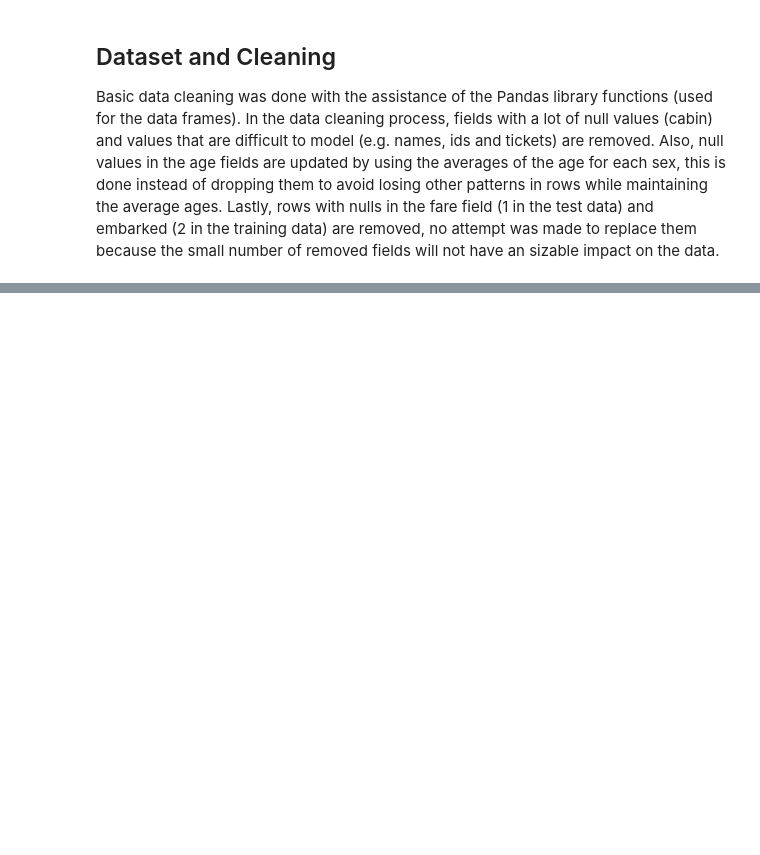
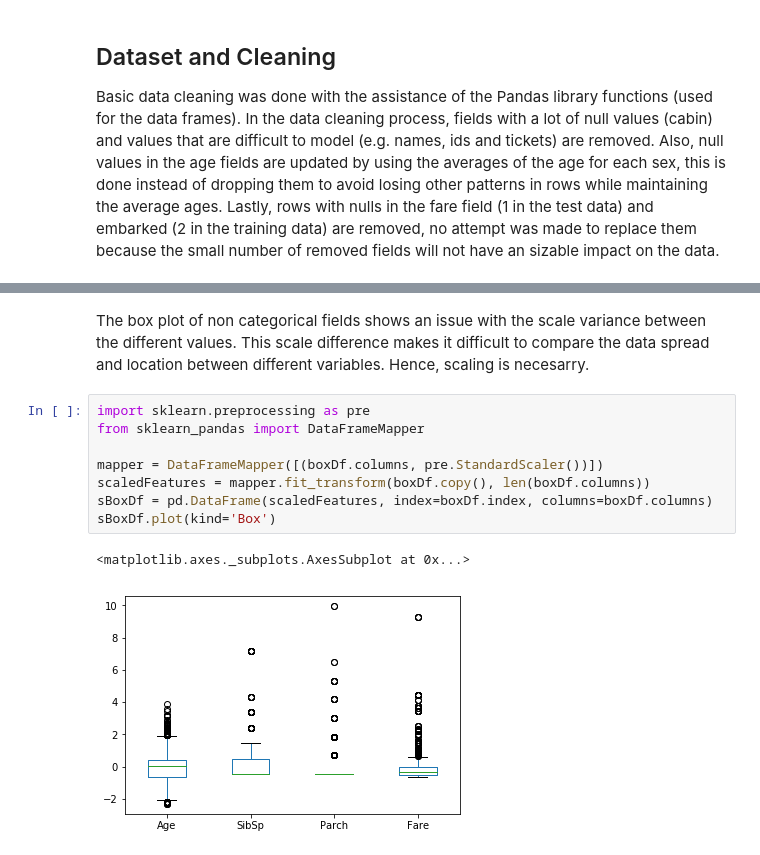
Before and after one commit to Castdeath97/titanic-analysis, a Jupyter notebook: coursework.ipynb, the cells around one changed output, grey strips where cells are left out. Cells and saved outputs as stored; diff of their text form; blank space fills up the shorter version.

```diff
--- a/coursework.ipynb
+++ b/coursework.ipynb
@@ -132,0 +149,13 @@ df.plot(kind='box')
+# %% [markdown]
+The box plot of non categorical fields shows an issue with the scale variance between the different values. This scale difference makes it difficult to compare the data spread and location between different variables. Hence, scaling is necesarry.
+# %%
+import sklearn.preprocessing as pre
+from sklearn_pandas import DataFrameMapper
+
+mapper = DataFrameMapper([(boxDf.columns, pre.StandardScaler())])
+scaledFeatures = mapper.fit_transform(boxDf.copy(), len(boxDf.columns))
+sBoxDf = pd.DataFrame(scaledFeatures, index=boxDf.index, columns=boxDf.columns)
+sBoxDf.plot(kind='Box')
+# %% [output]
+<matplotlib.axes._subplots.AxesSubplot at 0x...>
+[figure, added]
```
Also changed, not shown: parts of 12 cells of this notebook, 1 other file.
